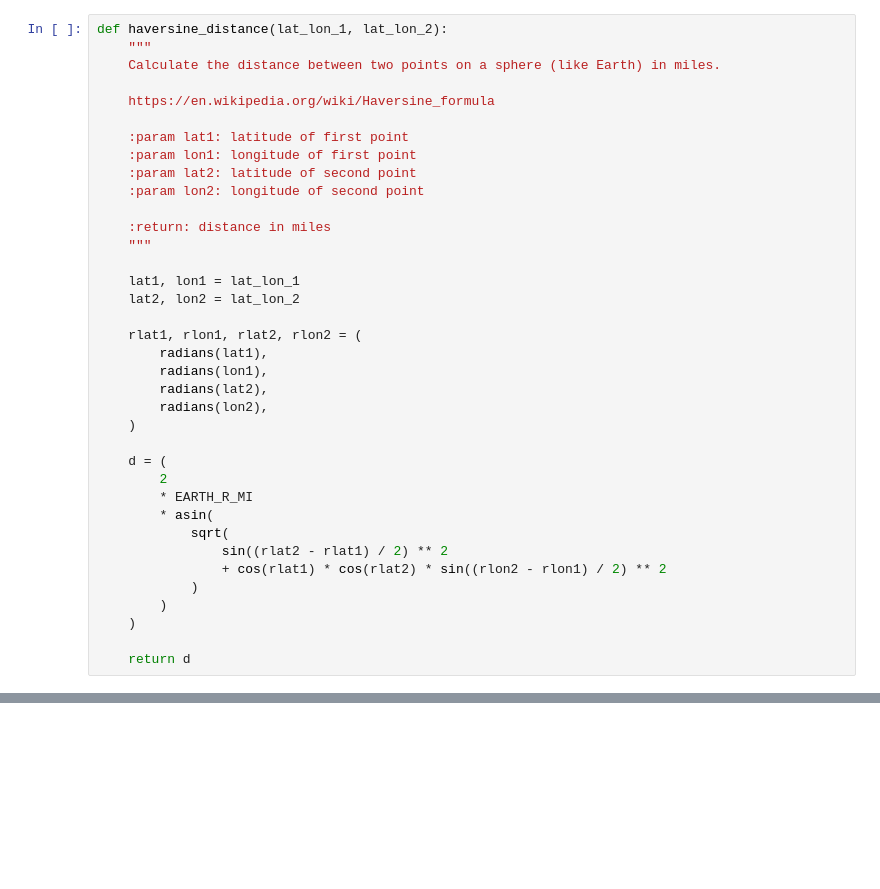
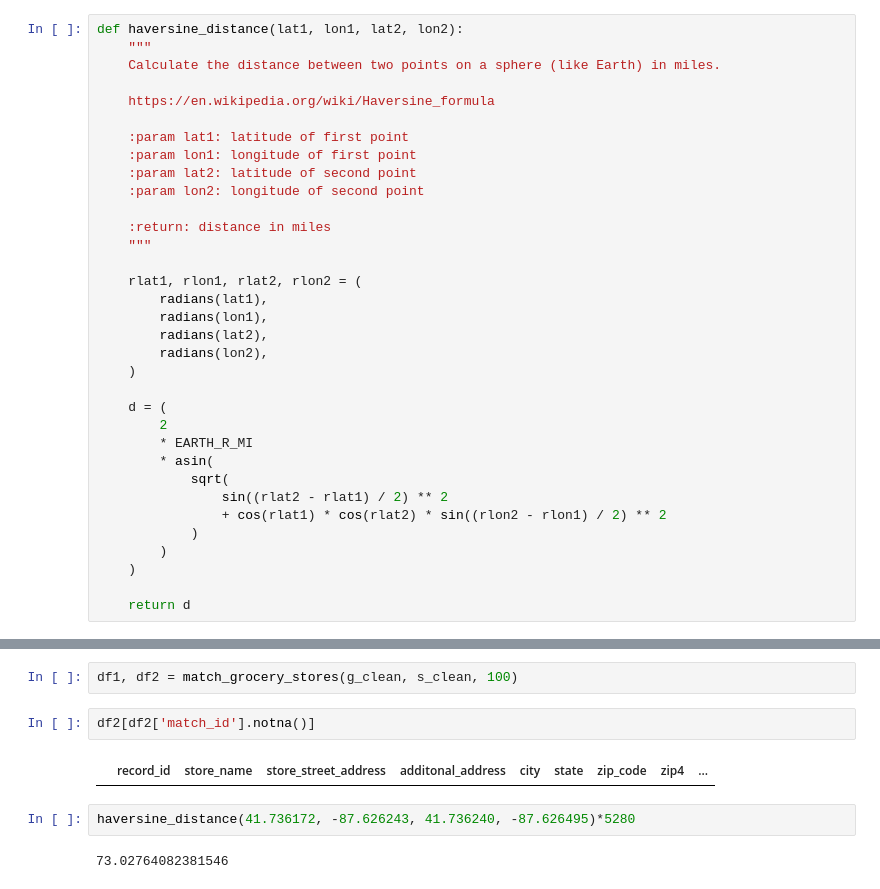
Before and after one commit to lmucciolo/food.get, a Jupyter notebook: food_get/data/match_groceries.ipynb, the cells around one changed output, grey strips where cells are left out. Cells and saved outputs as stored; diff of their text form; blank space fills up the shorter version.

```diff
--- a/food_get/data/match_groceries.ipynb
+++ b/food_get/data/match_groceries.ipynb
@@ -6,5 +33,5 @@ EARTH_R_MI = 3963
 # %%
-def haversine_distance(lat_lon_1, lat_lon_2):
+def haversine_distance(lat1, lon1, lat2, lon2):
     """
     Calculate the distance between two points on a sphere (like Earth) in miles.
 
@@ -17,9 +44,6 @@ def haversine_distance(lat_lon_1, lat_lon_2):
 
     :return: distance in miles
     """
-
-    lat1, lon1 = lat_lon_1
-    lat2, lon2 = lat_lon_2
 
     rlat1, rlon1, rlat2, rlon2 = (
         radians(lat1),
@@ -71,0 +146,10 @@ def match_grocery_stores(stores1_df, stores2_df, distance):
+# %%
+df1, df2 = match_grocery_stores(g_clean, s_clean, 100)
+# %%
+df2[df2['match_id'].notna()]
+# %% [output]
+|  | record_id | store_name | store_street_address | additonal_address | city | state | zip_code | zip4 | ... |
+# %%
+haversine_distance(41.736172, -87.626243, 41.736240, -87.626495)*5280
+# %% [output]
+73.02764082381546
```
Also changed, not shown: parts of 6 cells of this notebook.
